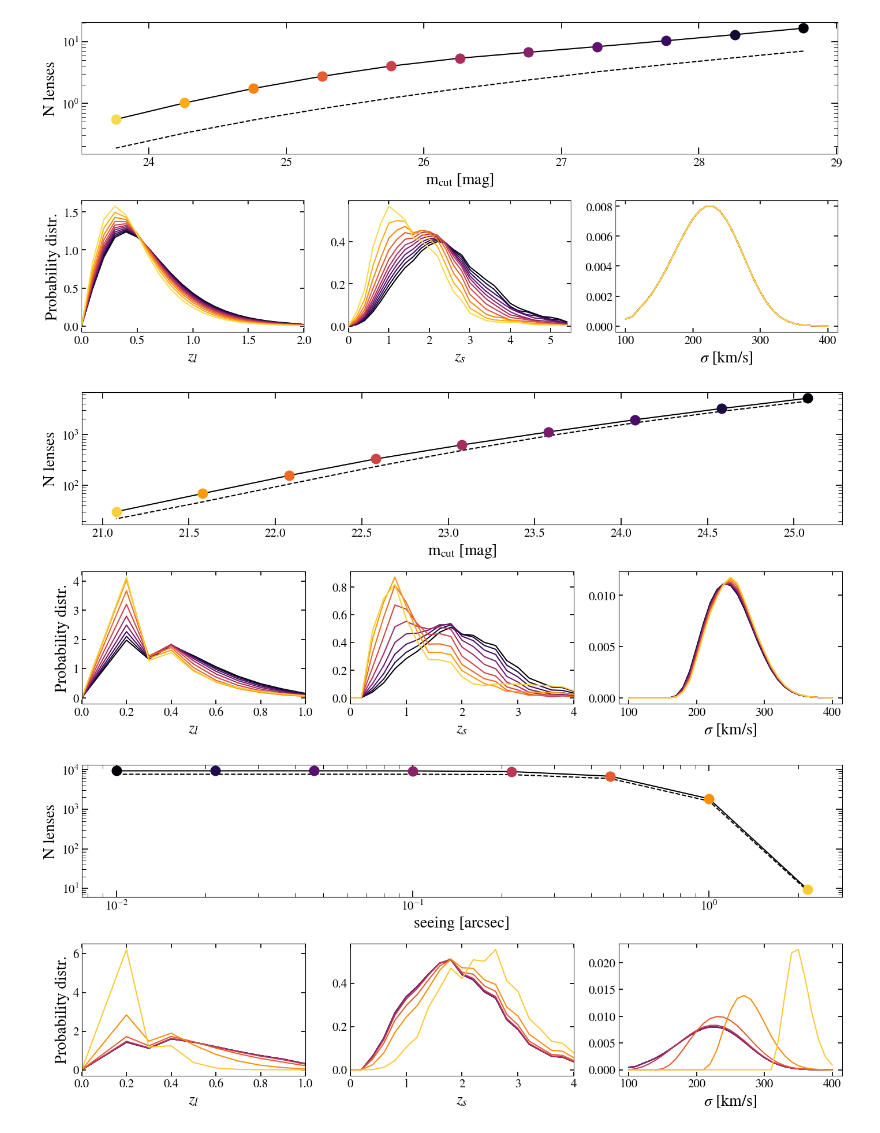
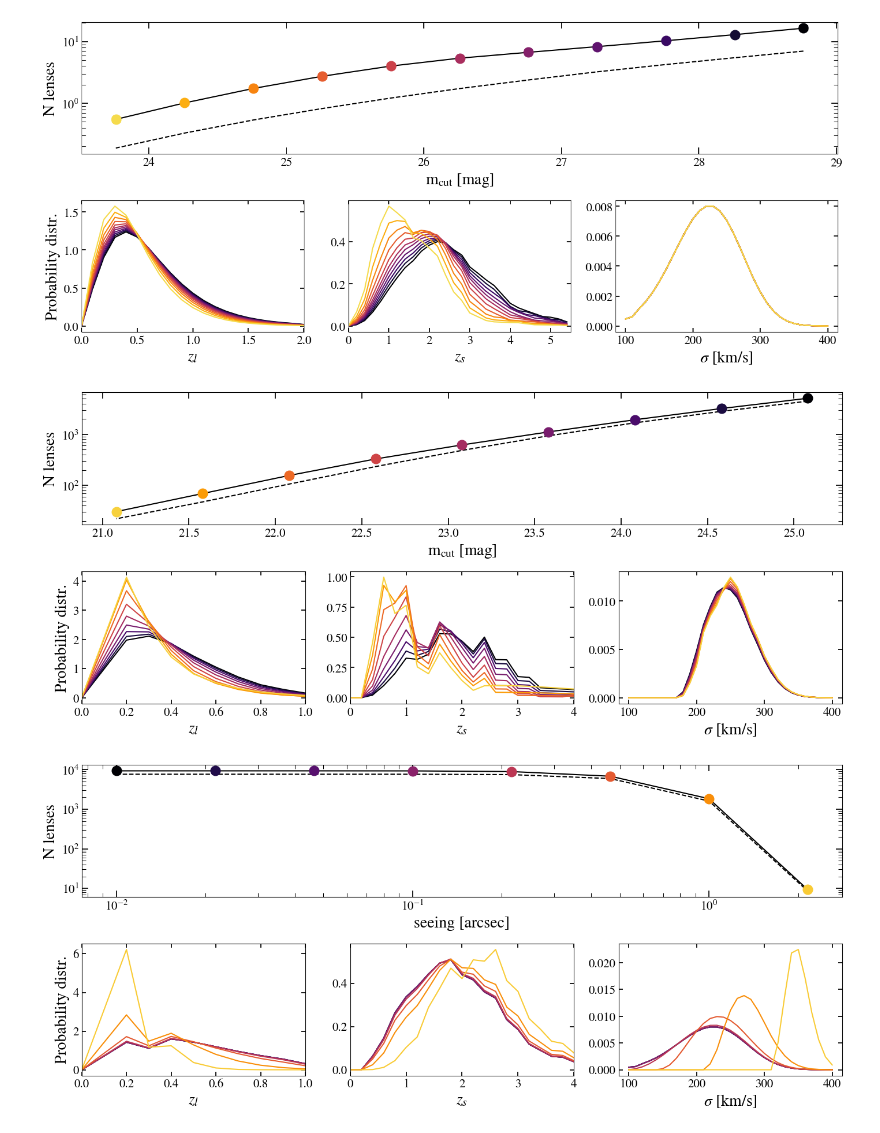
Before and after one commit to Ferr013/GALESS, a Jupyter notebook: examples/paper_figures.ipynb, the cells around one changed output. Drawn from its saved outputs; the diff is of its cells as text; code cells hidden in the pictures.

```diff
--- a/examples/paper_figures.ipynb
+++ b/examples/paper_figures.ipynb
@@ -398,10 +398,10 @@ for iid, dlt in enumerate(delta_cut_limit):
     cut   = limit - dlt
     title = _title_ + str(iid)
     try:
-        #raise(ValueError)
+        # raise(ValueError)
         matrix_LL, Theta_E_LL, prob_LL, matrix_noLL, Theta_E_noLL, prob_noLL = utils.load_pickled_files(title)
     except ValueError:
-        #print('FILE do NOT exist - RUNNING MODEL')
+        print('FILE do NOT exist - RUNNING MODEL')
         matrix_noLL, Theta_E_noLL, prob_noLL = ls.calculate_num_lenses_and_prob(
                                                                     sg_array_CFHTLS, zl_array_CFHTLS, zs_array_CFHTLS, M_array, limit, area,
                                                                     seeing, min_SNR, exp_time_sec, sky_bckgnd_m, zero_point_m,
@@ -437,8 +437,8 @@ for iid, dlt in enumerate(delta_cut_limit):
     ccc = next(_col_)
     title = _title_ + str(iid)
     matrix_LL, Theta_E_LL, prob_LL, matrix_noLL, Theta_E_noLL, prob_noLL = utils.load_pickled_files(title)
-    _ , __  , ___, P_zs_LL   , P_zl_LL  , P_sg_LL   = ls.get_N_and_P_projections(matrix_LL, sigma_array, zl_array, zs_array, SMOOTH=1)
-    _ , __  , ___, P_zs_noLL , P_zl_noLL  , P_sg_noLL   = ls.get_N_and_P_projections(matrix_noLL, sigma_array, zl_array, zs_array, SMOOTH=1)
+    _ , __  , ___, P_zs_LL   , P_zl_LL  , P_sg_LL   = ls.get_N_and_P_projections(matrix_LL, sigma_array, zl_array, zs_array, SMOOTH=0)
+    _ , __  , ___, P_zs_noLL , P_zl_noLL  , P_sg_noLL   = ls.get_N_and_P_projections(matrix_noLL, sigma_array, zl_array, zs_array, SMOOTH=0)
 
     ax1.plot(limit - dlt, np.sum(matrix_noLL), marker='o', c = ccc, ms = 12)
 
@@ -450,34 +450,34 @@ for iid, dlt in enumerate(delta_cut_limit):
         ax2.plot(np.append(0,zl_array_CFHTLS), np.append(0,P_zl_LL), c=ccc, ls='--')
         ax3.plot(np.append(0,zs_array_CFHTLS), np.append(0,P_zs_LL), c=ccc, ls='--')
         ax4.plot(sg_array_CFHTLS, P_sg_LL, c=ccc, ls='--')
 
 ax1.set_yscale('log')
 ax2.set_xlim((0,1.))
 ax3.set_xlim((0,4.))
 
 __size_labels__, __size_ticks__ = 20, 15
 ax1.set_xlabel(r'm$_\text{cut}$ [mag]', fontsize=__size_labels__)
 ax1.set_ylabel(r'N lenses' , fontsize=__size_labels__)
 ax2.set_xlabel(r'$z_l$'    , fontsize=__size_labels__)
 ax3.set_xlabel(r'$z_s$'    , fontsize=__size_labels__)
 ax4.set_xlabel(r'$\sigma$ [km/s]', fontsize=__size_labels__)
 if(0):
     ax2.set_ylabel(r'$dP/dz_l$', fontsize=__size_labels__)
     ax3.set_ylabel(r'$dP/dz_s$', fontsize=__size_labels__)
     ax4.set_ylabel(r'$dP/d\sigma$'   , fontsize=__size_labels__)
 else:
     ax2.set_ylabel(r'Probability distr.', fontsize=__size_labels__)
 
 ax1.tick_params(axis='both', which = 'major', labelsize=__size_ticks__, direction = 'in', length = 8)
 ax1.tick_params(axis='both', which = 'minor', labelsize=__size_ticks__, direction = 'in', length = 5)
 
 ax2.tick_params(axis='both', which = 'both', labelsize=__size_ticks__, direction = 'in', length = 5)
 ax3.tick_params(axis='both', which = 'both', labelsize=__size_ticks__, direction = 'in', length = 5)
 ax4.tick_params(axis='both', which = 'both', labelsize=__size_ticks__, direction = 'in', length = 5)
 
 plt.show()
 # %% [output]
-[figure, old version]
+[figure, new version]
 # %%
 ### COMPUTING effect of seeing on the number of lenses and the parameters distributions ###
 title = 'CFHTLS i band'
```
Also changed, not shown: parts of 2 cells of this notebook, 1 other file.
